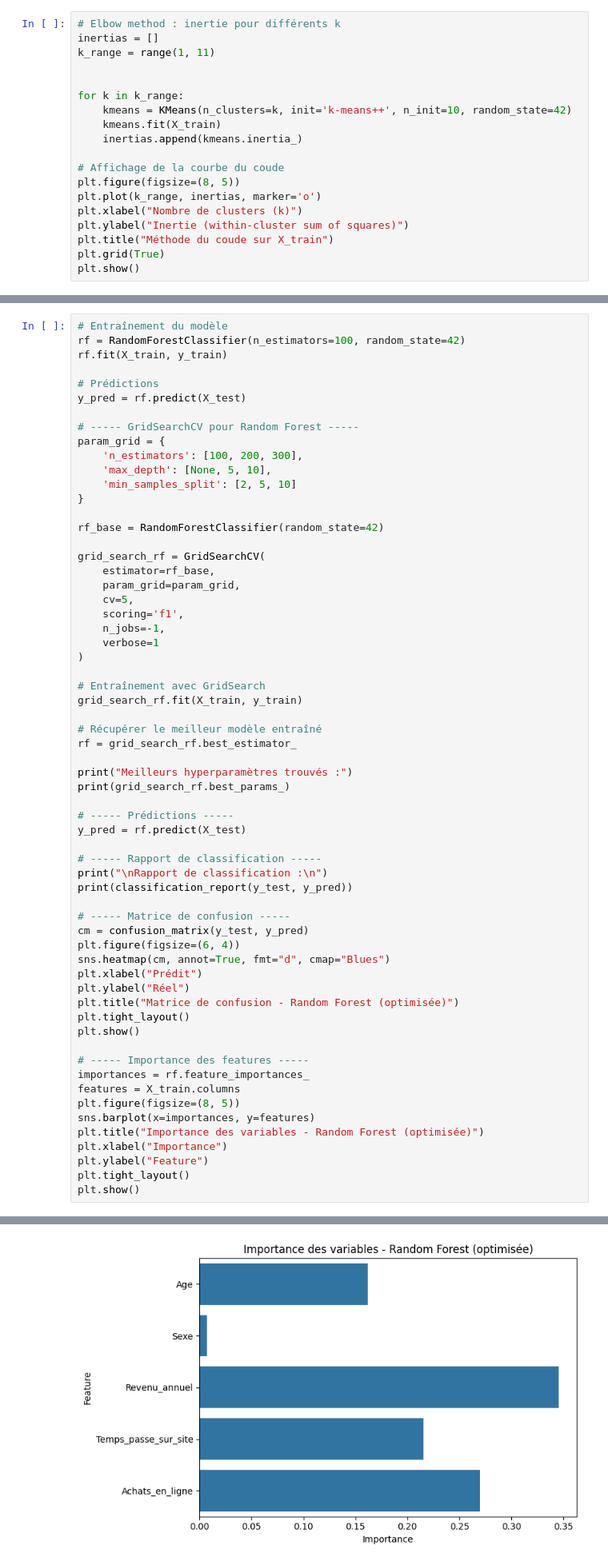
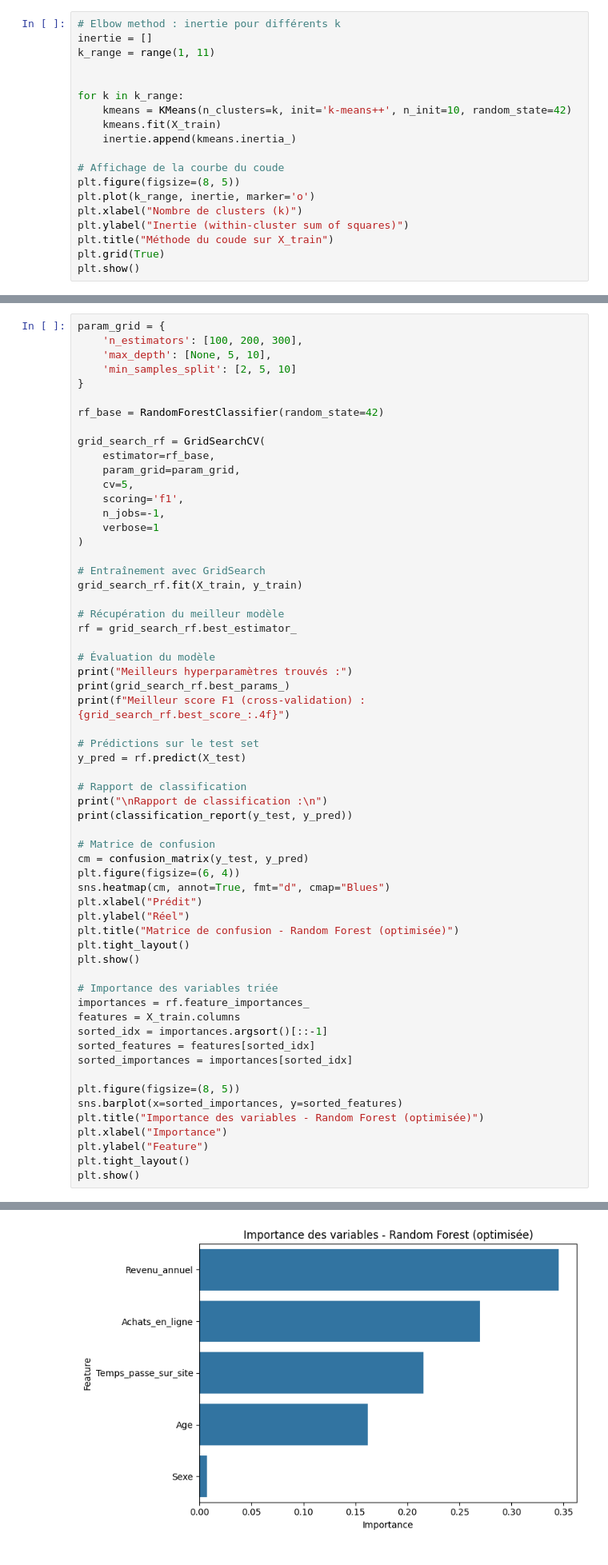
Before and after one commit to hlrnGH/HETIC_Project_ML, a Jupyter notebook: main.ipynb, the cells around one changed output, grey strips where cells are left out. Shown: that part at 80% size. Drawn from its saved outputs; the diff is of its cells as text.

```diff
--- a/main.ipynb
+++ b/main.ipynb
@@ -66,17 +67,17 @@ plt.show()
 # %%
 # Elbow method : inertie pour différents k
-inertias = []
+inertie = []
 k_range = range(1, 11)
 
 
 for k in k_range:
     kmeans = KMeans(n_clusters=k, init='k-means++', n_init=10, random_state=42)
     kmeans.fit(X_train)
-    inertias.append(kmeans.inertia_)
+    inertie.append(kmeans.inertia_)
 
 # Affichage de la courbe du coude
 plt.figure(figsize=(8, 5))
-plt.plot(k_range, inertias, marker='o')
+plt.plot(k_range, inertie, marker='o')
 plt.xlabel("Nombre de clusters (k)")
 plt.ylabel("Inertie (within-cluster sum of squares)")
 plt.title("Méthode du coude sur X_train")
@@ -144,12 +197,4 @@ Cluster
 # %%
-# Entraînement du modèle
-rf = RandomForestClassifier(n_estimators=100, random_state=42)
-rf.fit(X_train, y_train)
-
-# Prédictions
-y_pred = rf.predict(X_test)
-
-# ----- GridSearchCV pour Random Forest -----
 param_grid = {
     'n_estimators': [100, 200, 300],
     'max_depth': [None, 5, 10],
@@ -170,20 +215,22 @@ grid_search_rf = GridSearchCV(
 # Entraînement avec GridSearch
 grid_search_rf.fit(X_train, y_train)
 
-# Récupérer le meilleur modèle entraîné
+# Récupération du meilleur modèle
 rf = grid_search_rf.best_estimator_
 
+# Évaluation du modèle
 print("Meilleurs hyperparamètres trouvés :")
 print(grid_search_rf.best_params_)
+print(f"Meilleur score F1 (cross-validation) : {grid_search_rf.best_score_:.4f}")
 
-# ----- Prédictions -----
+# Prédictions sur le test set
 y_pred = rf.predict(X_test)
 
-# ----- Rapport de classification -----
+# Rapport de classification
 print("\nRapport de classification :\n")
 print(classification_report(y_test, y_pred))
 
-# ----- Matrice de confusion -----
+# Matrice de confusion
 cm = confusion_matrix(y_test, y_pred)
 plt.figure(figsize=(6, 4))
 sns.heatmap(cm, annot=True, fmt="d", cmap="Blues")
@@ -193,11 +240,15 @@ plt.title("Matrice de confusion - Random Forest (optimisée)")
 plt.tight_layout()
 plt.show()
 
-# ----- Importance des features -----
+# Importance des variables triée
 importances = rf.feature_importances_
 features = X_train.columns
+sorted_idx = importances.argsort()[::-1]
+sorted_features = features[sorted_idx]
+sorted_importances = importances[sorted_idx]
+
 plt.figure(figsize=(8, 5))
-sns.barplot(x=importances, y=features)
+sns.barplot(x=sorted_importances, y=sorted_features)
 plt.title("Importance des variables - Random Forest (optimisée)")
 plt.xlabel("Importance")
 plt.ylabel("Feature")
@@ -210,14 +262,14 @@ Meilleurs hyperparamètres trouvés :
 
 Rapport de classification :
 
               precision    recall  f1-score   support
 
            0       0.70      0.59      0.64       227
            1       0.68      0.78      0.72       253
 
     accuracy                           0.69       480
    macro avg       0.69      0.68      0.68       480
 weighted avg       0.69      0.69      0.68       480
 [figure]
-[figure, old version]
+[figure, new version]
 # %%
```
Also changed, not shown: parts of 9 cells of this notebook.
